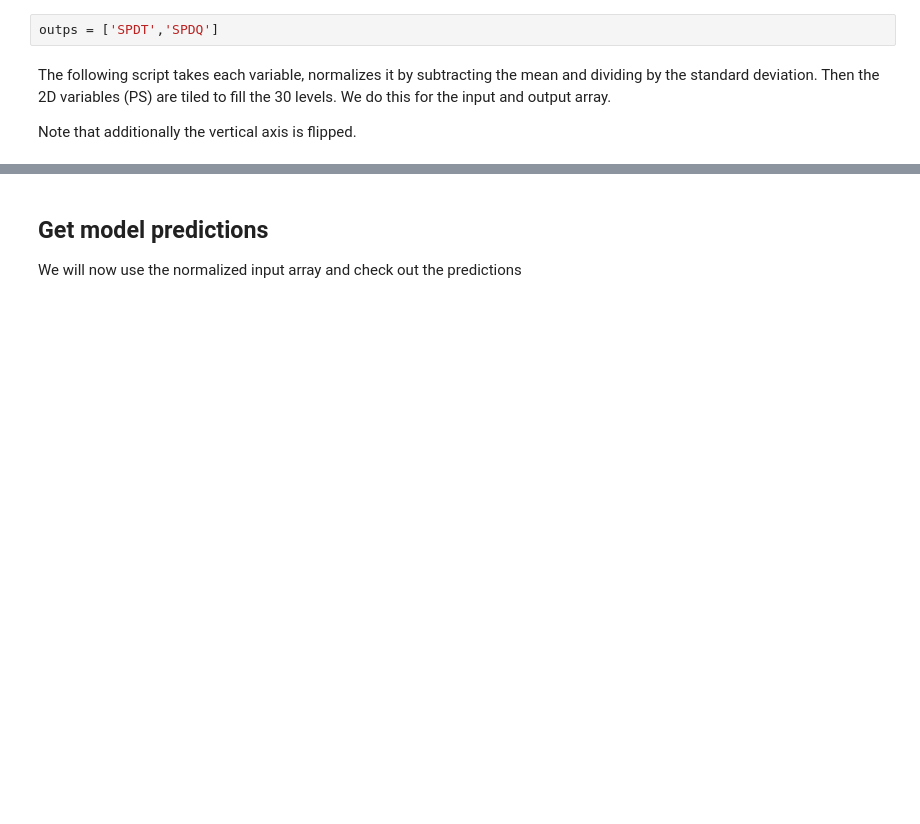
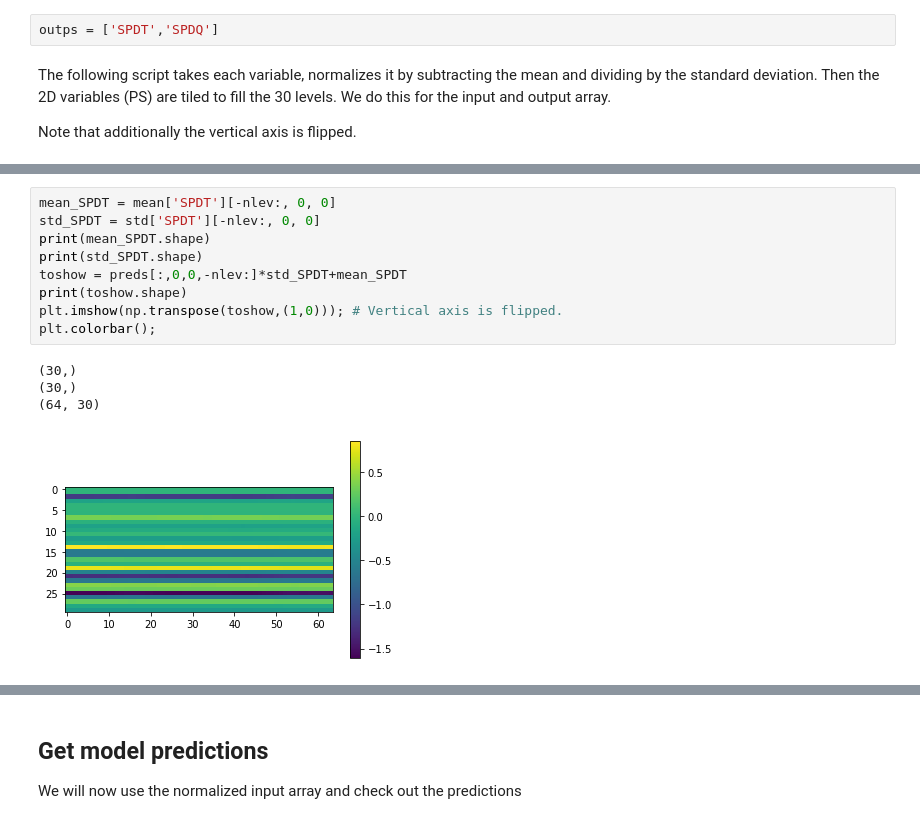
Before and after one commit to gentine/CBRAIN, a Jupyter notebook: load_keras_model.ipynb, the cells around one changed output, grey strips where cells are left out. Saved outputs shown, nothing was run; the diff lists cells and outputs as text; blank space fills up the shorter version.

```diff
--- a/load_keras_model.ipynb
+++ b/load_keras_model.ipynb
@@ -269,0 +244,14 @@ NameError: name 'varDim' is not defined
+# %%
+mean_SPDT = mean['SPDT'][-nlev:, 0, 0]
+std_SPDT = std['SPDT'][-nlev:, 0, 0]
+print(mean_SPDT.shape)
+print(std_SPDT.shape)
+toshow = preds[:,0,0,-nlev:]*std_SPDT+mean_SPDT
+print(toshow.shape)
+plt.imshow(np.transpose(toshow,(1,0))); # Vertical axis is flipped.
+plt.colorbar();
+# %% [output]
+(30,)
+(30,)
+(64, 30)
+[figure, added]
```
Also changed, not shown: parts of 23 cells of this notebook, 1 other file.
